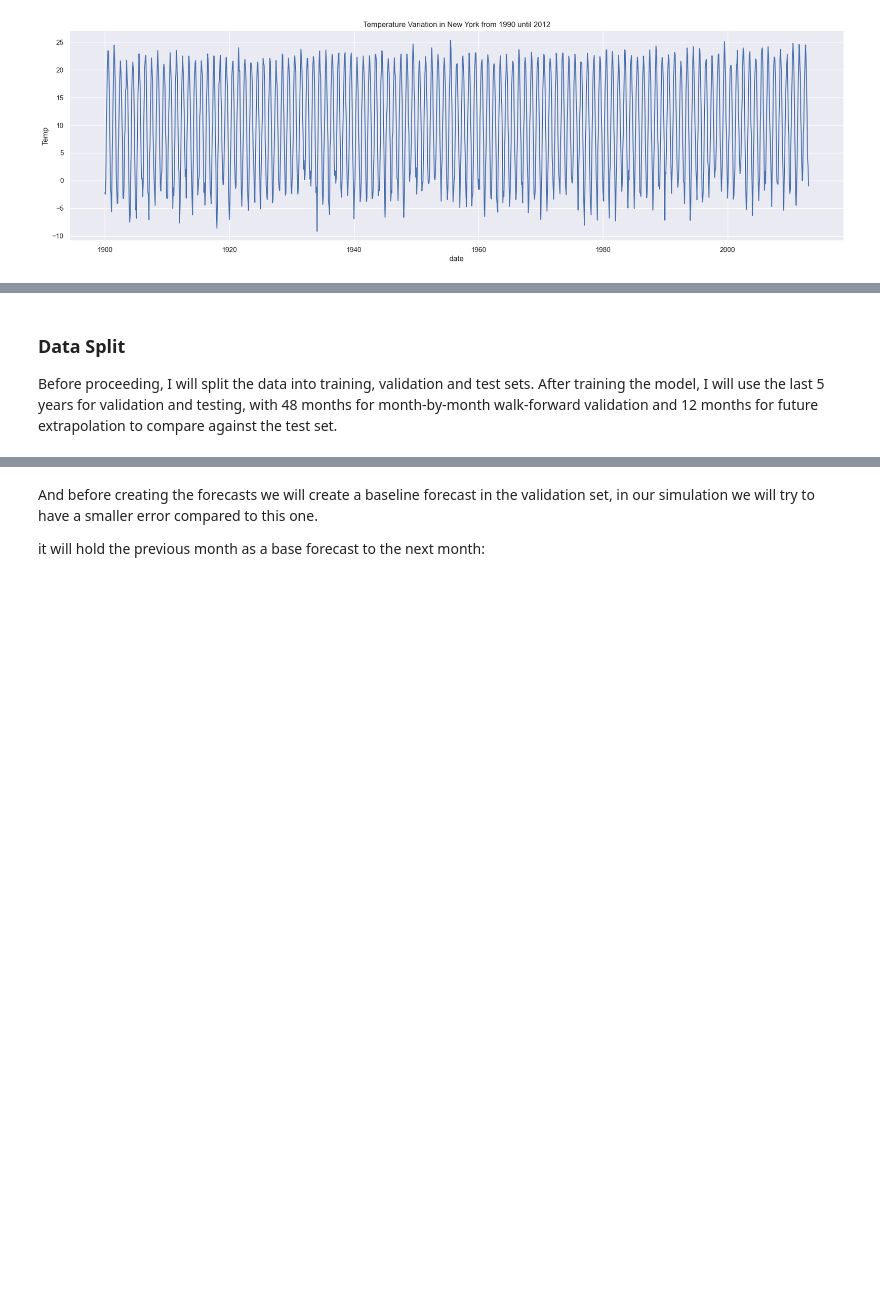
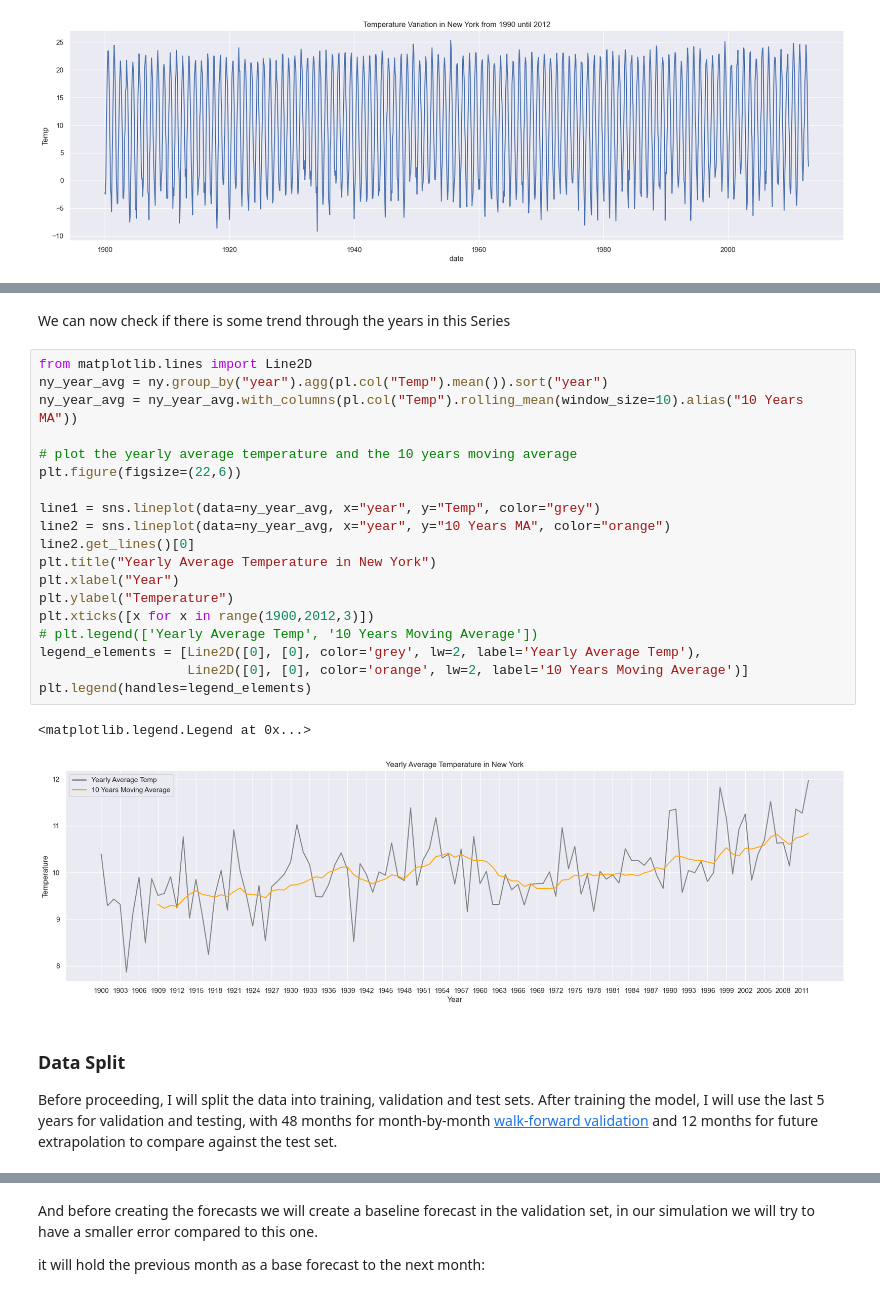
Before and after one commit to idsts2670/climate-change-analysis, a Jupyter notebook: climate_change.ipynb, the cells around one changed output, grey strips where cells are left out. Cells and saved outputs as stored; diff of their text form; blank space fills up the shorter version.

```diff
--- a/climate_change.ipynb
+++ b/climate_change.ipynb
@@ -365,7 +367,31 @@ plt.show()
+# %% [markdown]
+We can now check if there is some trend through the years in this Series
+# %%
+from matplotlib.lines import Line2D
+ny_year_avg = ny.group_by("year").agg(pl.col("Temp").mean()).sort("year")
+ny_year_avg = ny_year_avg.with_columns(pl.col("Temp").rolling_mean(window_size=10).alias("10 Years MA"))
+
+# plot the yearly average temperature and the 10 years moving average
+plt.figure(figsize=(22,6))
+
+line1 = sns.lineplot(data=ny_year_avg, x="year", y="Temp", color="grey")
+line2 = sns.lineplot(data=ny_year_avg, x="year", y="10 Years MA", color="orange")
+line2.get_lines()[0]
+plt.title("Yearly Average Temperature in New York")
+plt.xlabel("Year")
+plt.ylabel("Temperature")
+plt.xticks([x for x in range(1900,2012,3)])
+# plt.legend(['Yearly Average Temp', '10 Years Moving Average'])
+legend_elements = [Line2D([0], [0], color='grey', lw=2, label='Yearly Average Temp'),
+                   Line2D([0], [0], color='orange', lw=2, label='10 Years Moving Average')]
+plt.legend(handles=legend_elements)
+# %% [output]
+<matplotlib.legend.Legend at 0x...>
+[figure, added]
 # %% [markdown]
 ### Data Split
 
-Before proceeding, I will split the data into training, validation and test sets. After training the model, I will use the last 5 years for validation and testing, with 48 months for month-by-month walk-forward validation and 12 months for future extrapolation to compare against the test set.
+Before proceeding, I will split the data into training, validation and test sets. After training the model, I will use the last 5 years for validation and testing, with 48 months for month-by-month [walk-forward validation](https://alphascientist.com/walk_forward_model_building.html) and 12 months for future extrapolation to compare against the test set.
 # %%
 train = ny[:-60].clone()
 val = ny[-60:-12].clone()
```
Also changed, not shown: parts of 22 cells of this notebook.
